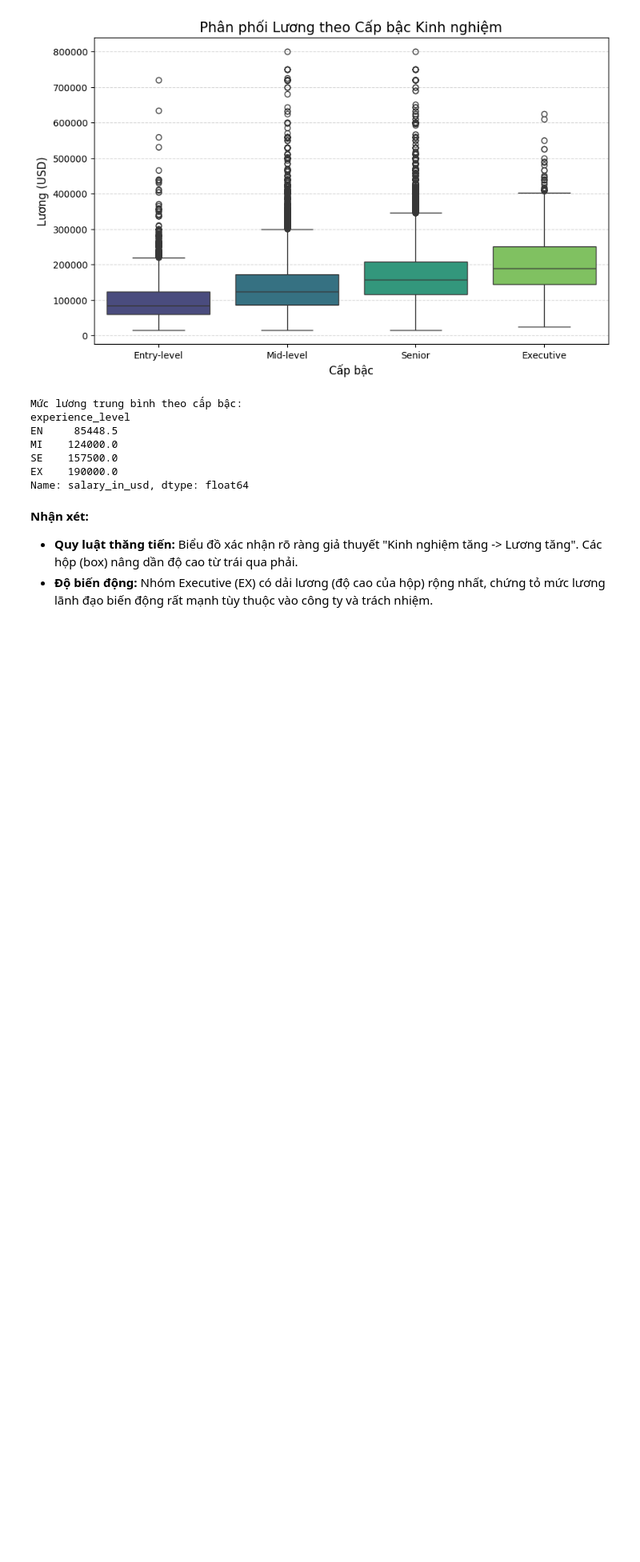
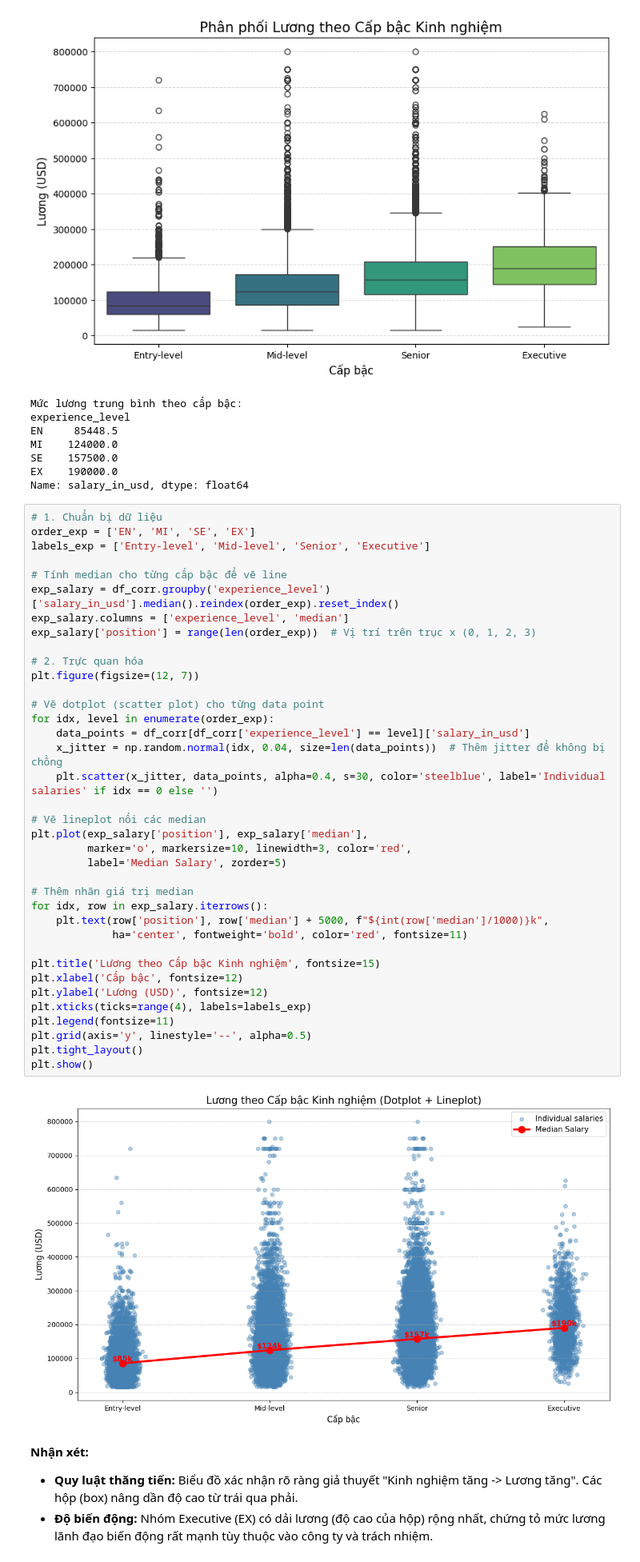
Before and after one commit to ndthanh308/Programming-for-DS, a Jupyter notebook: notebooks/02_general_eda.ipynb, the cells around one changed output. Shown at 80% size. Drawn from its saved outputs; the diff is of its cells as text; blank space fills up the shorter version.

Commit message:
thêm biểu đồ đường kinh nghiệm và lương

```diff
--- a/notebooks/02_general_eda.ipynb
+++ b/notebooks/02_general_eda.ipynb
@@ -1256,6 +1256,45 @@ MI    124000.0
 SE    157500.0
 EX    190000.0
 Name: salary_in_usd, dtype: float64
+# %%
+# 1. Chuẩn bị dữ liệu
+order_exp = ['EN', 'MI', 'SE', 'EX']
+labels_exp = ['Entry-level', 'Mid-level', 'Senior', 'Executive']
+
+# Tính median cho từng cấp bậc để vẽ line
+exp_salary = df_corr.groupby('experience_level')['salary_in_usd'].median().reindex(order_exp).reset_index()
+exp_salary.columns = ['experience_level', 'median']
+exp_salary['position'] = range(len(order_exp))  # Vị trí trên trục x (0, 1, 2, 3)
+
+# 2. Trực quan hóa
+plt.figure(figsize=(12, 7))
+
+# Vẽ dotplot (scatter plot) cho từng data point
+for idx, level in enumerate(order_exp):
+    data_points = df_corr[df_corr['experience_level'] == level]['salary_in_usd']
+    x_jitter = np.random.normal(idx, 0.04, size=len(data_points))  # Thêm jitter để không bị chồng
+    plt.scatter(x_jitter, data_points, alpha=0.4, s=30, color='steelblue', label='Individual salaries' if idx == 0 else '')
+
+# Vẽ lineplot nối các median
+plt.plot(exp_salary['position'], exp_salary['median'],
+         marker='o', markersize=10, linewidth=3, color='red',
+         label='Median Salary', zorder=5)
+
+# Thêm nhãn giá trị median
+for idx, row in exp_salary.iterrows():
+    plt.text(row['position'], row['median'] + 5000, f"${int(row['median']/1000)}k",
+             ha='center', fontweight='bold', color='red', fontsize=11)
+
+plt.title('Lương theo Cấp bậc Kinh nghiệm', fontsize=15)
+plt.xlabel('Cấp bậc', fontsize=12)
+plt.ylabel('Lương (USD)', fontsize=12)
+plt.xticks(ticks=range(4), labels=labels_exp)
+plt.legend(fontsize=11)
+plt.grid(axis='y', linestyle='--', alpha=0.5)
+plt.tight_layout()
+plt.show()
+# %% [output]
+[figure, added]
 # %% [markdown]
 **Nhận xét:**
 * **Quy luật thăng tiến:** Biểu đồ xác nhận rõ ràng giả thuyết "Kinh nghiệm tăng -> Lương tăng". Các hộp (box) nâng dần độ cao từ trái qua phải.
```
Also changed, not shown: parts of 4 cells of this notebook, 1 other file.
